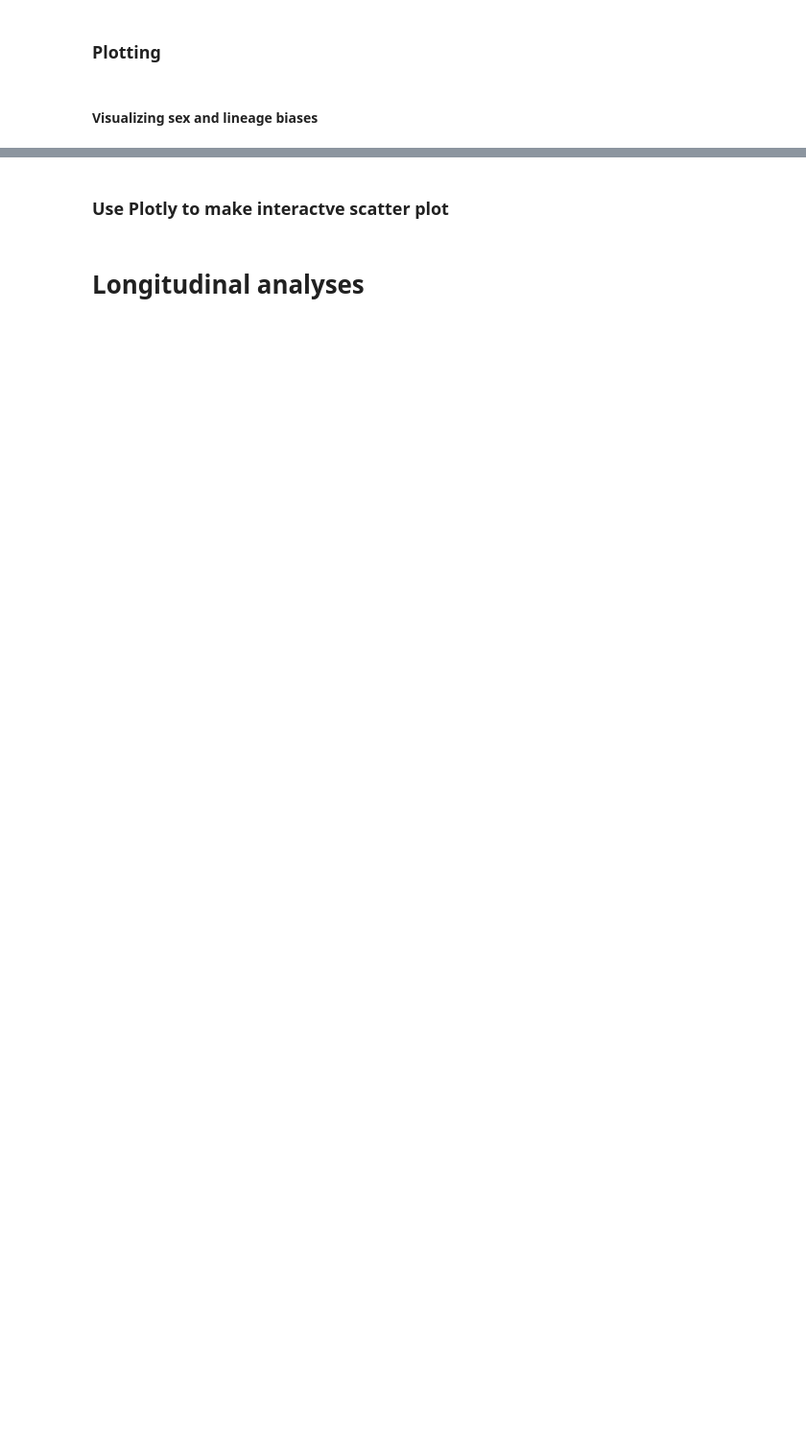
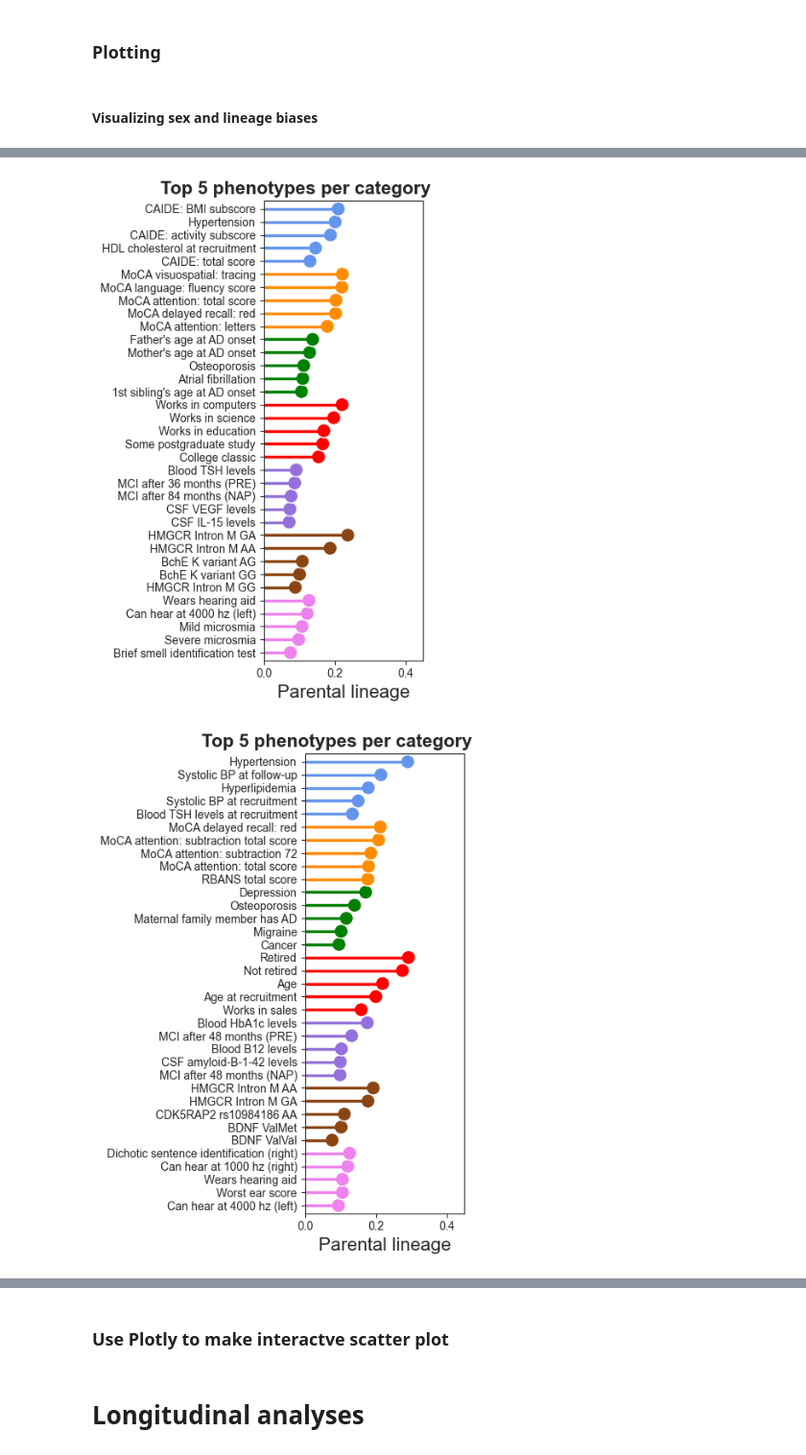
Before and after one commit to chloesavignac/PREVENTAD, a Jupyter notebook: 2025_Sex_Lineage_Analyses.ipynb, the cells around one changed output, grey strips where cells are left out. Shown at 96% size. Cells and saved outputs as stored; diff of their text form; code cells hidden in the pictures; blank space fills up the shorter version.

```diff
--- a/2025_Sex_Lineage_Analyses.ipynb
+++ b/2025_Sex_Lineage_Analyses.ipynb
@@ -1607,31 +1752,34 @@ for c in range(0, 3):
 
     # Optionally customize y-labels to include category
     combined_df['label'] = combined_df['phens']
 
     sns.set_style("white")
     sns.set_style("ticks")
     # Plot (Lollipop)
     plt.figure(figsize=(2.5, 0.15 * len(combined_df) + 2), dpi=100)
     ax = sns.scatterplot(
         data=combined_df,
         y="phens",
         x="abs_val",
         hue="cat",
         palette=palette,
         s=150,  # size of the markers
         marker="o",
     )
 
     # Draw lines connecting the points to the x-axis
     for i in range(len(combined_df)):
         ax.plot([0, combined_df['mat_pat'].iloc[i]], [i, i], color=palette[combined_df['cat'].iloc[i]], lw=2.5)
 
     plt.legend().set_visible(False)
     plt.title(f"Top {top_n} phenotypes per category", fontsize=16, fontweight='bold', x=0.2)
-    plt.xlabel("Parental lineage", fontsize=14)
+    plt.xlabel("Parental lineage", fontsize=16)
     plt.ylabel('')
     plt.ylim(-0.6,len(combined_df)-0.4)
     plt.xlim(0,0.45)
     plt.savefig(f"{date}/lollipop_plots/component_{c+1}_all_categories_lollipop_lineage.png", dpi=300, bbox_inches='tight')
     plt.show()
     plt.close()
+# %% [output]
+[figure, added]
+[figure, added]
```
Also changed, not shown: parts of 37 cells of this notebook.
